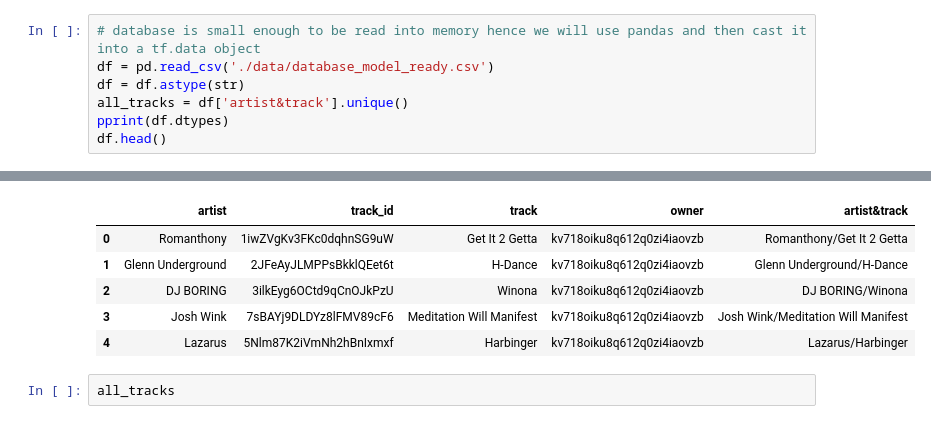
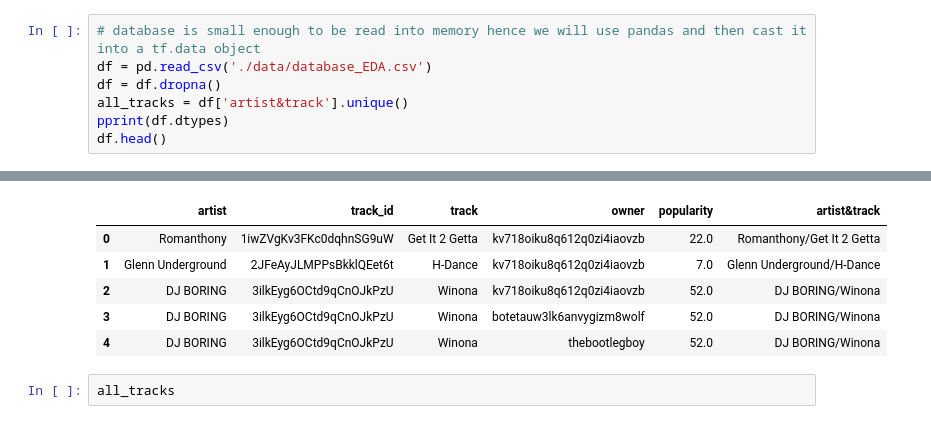
Before and after one commit to mxury/spotify_tensorflow_recommender, a Jupyter notebook: starter_tensorflow_max_fac.ipynb, the cells around one changed output, grey strips where cells are left out. Drawn from its saved outputs; the diff is of its cells as text.

```diff
--- a/starter_tensorflow_max_fac.ipynb
+++ b/starter_tensorflow_max_fac.ipynb
@@ -7,7 +16,7 @@ import numpy as np
 # %%
 # database is small enough to be read into memory hence we will use pandas and then cast it into a tf.data object
-df = pd.read_csv('./data/database_model_ready.csv')
-df = df.astype(str)
+df = pd.read_csv('./data/database_EDA.csv')
+df = df.dropna()
 all_tracks = df['artist&track'].unique()
 pprint(df.dtypes)
 df.head()
@@ -20,10 +30,10 @@ artist&track    object
 dtype: object
-|  | artist | track_id | track | owner | artist&track |
-| 0 | Romanthony | 1iwZVgKv3FKc0dqhnSG9uW | Get It 2 Getta | kv718oiku8q612q0zi4iaovzb | Romanthony/Get It 2 Getta |
-| 1 | Glenn Underground | 2JFeAyJLMPPsBkklQEet6t | H-Dance | kv718oiku8q612q0zi4iaovzb | Glenn Underground/H-Dance |
-| 2 | DJ BORING | 3ilkEyg6OCtd9qCnOJkPzU | Winona | kv718oiku8q612q0zi4iaovzb | DJ BORING/Winona |
-| 3 | Josh Wink | 7sBAYj9DLDYz8lFMV89cF6 | Meditation Will Manifest | kv718oiku8q612q0zi4iaovzb | Josh Wink/Meditation Will Manifest |
-| 4 | Lazarus | 5Nlm87K2iVmNh2hBnIxmxf | Harbinger | kv718oiku8q612q0zi4iaovzb | Lazarus/Harbinger |
+|  | artist | track_id | track | owner | popularity | artist&track |
+| 0 | Romanthony | 1iwZVgKv3FKc0dqhnSG9uW | Get It 2 Getta | kv718oiku8q612q0zi4iaovzb | 22.0 | Romanthony/Get It 2 Getta |
+| 1 | Glenn Underground | 2JFeAyJLMPPsBkklQEet6t | H-Dance | kv718oiku8q612q0zi4iaovzb | 7.0 | Glenn Underground/H-Dance |
+| 2 | DJ BORING | 3ilkEyg6OCtd9qCnOJkPzU | Winona | kv718oiku8q612q0zi4iaovzb | 52.0 | DJ BORING/Winona |
+| 3 | DJ BORING | 3ilkEyg6OCtd9qCnOJkPzU | Winona | botetauw3lk6anvygizm8wolf | 52.0 | DJ BORING/Winona |
+| 4 | DJ BORING | 3ilkEyg6OCtd9qCnOJkPzU | Winona | thebootlegboy | 52.0 | DJ BORING/Winona |
 # %%
 all_tracks
 # %% [output]
```
Also changed, not shown: parts of 15 cells of this notebook, 1 other file.
